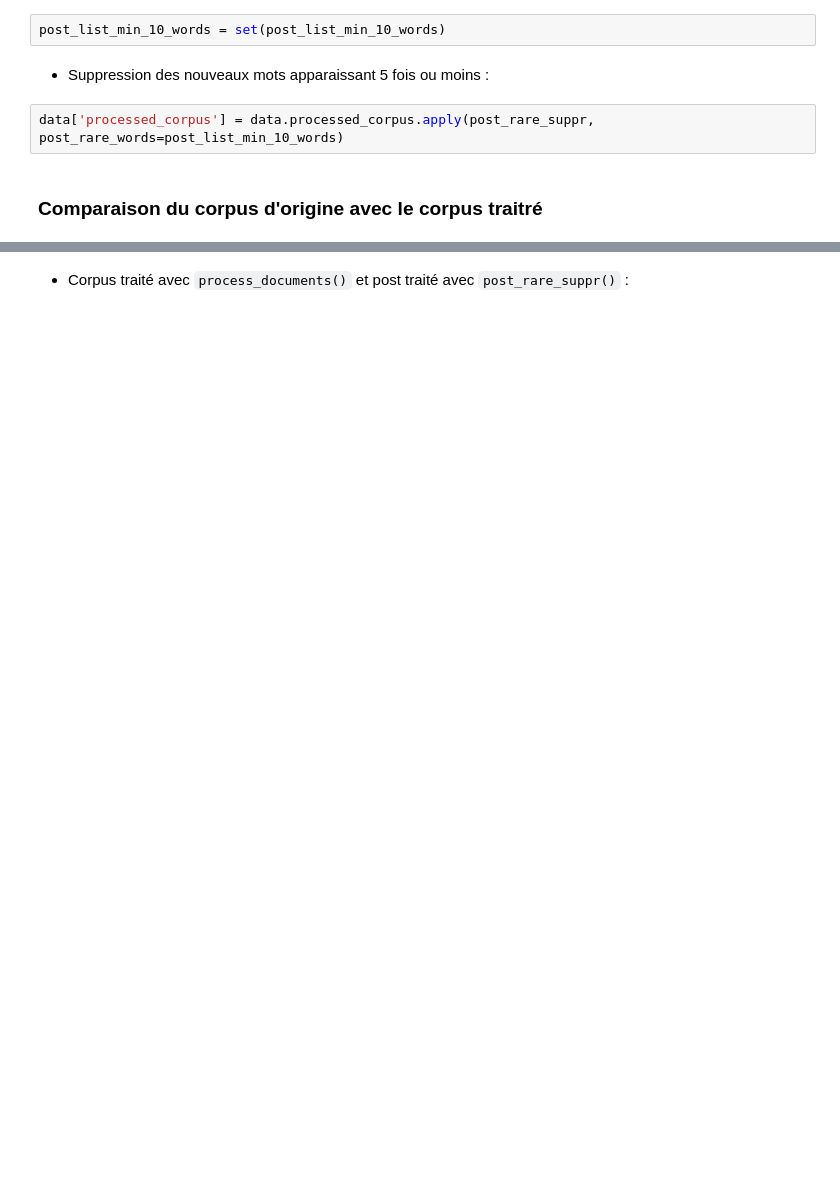
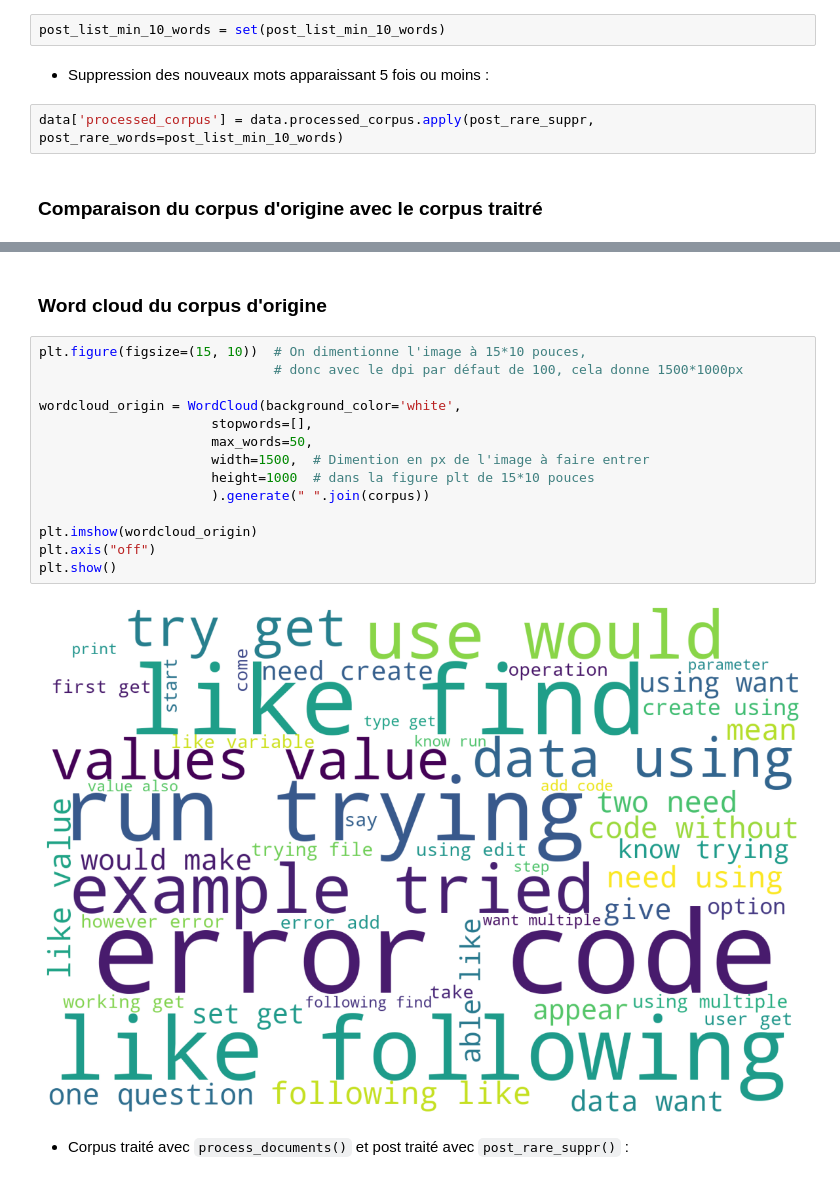
Before and after one commit to BiGHeaDMaX/Suggestion-automatique-de-mots-cles, a Jupyter notebook: 01 - Pré-traitements et Exploration.ipynb, the cells around one changed output, grey strips where cells are left out. Cells and saved outputs as stored; diff of their text form; blank space fills up the shorter version.

Commit message:
Ajout word clouds pour comparer les corpus

````diff
--- a/01 - Pré-traitements et Exploration.ipynb
+++ b/01 - Pré-traitements et Exploration.ipynb
@@ -921,6 +921,24 @@ min          1.000000
 75%          3.000000
 max      18772.000000
 dtype: float64
+# %% [markdown]
+### **Word cloud du corpus d'origine**
+# %%
+plt.figure(figsize=(15, 10))  # On dimentionne l'image à 15*10 pouces,
+                              # donc avec le dpi par défaut de 100, cela donne 1500*1000px
+
+wordcloud_origin = WordCloud(background_color='white',
+                      stopwords=[],
+                      max_words=50,
+                      width=1500,  # Dimention en px de l'image à faire entrer
+                      height=1000  # dans la figure plt de 15*10 pouces
+                      ).generate(" ".join(corpus))
+
+plt.imshow(wordcloud_origin)
+plt.axis("off")
+plt.show()
+# %% [output]
+[figure, added]
 # %% [markdown]
 - Corpus traité avec ```process_documents()``` et post traité avec ```post_rare_suppr()``` :
 # %%
````
Also changed, not shown: parts of 20 cells of this notebook.
